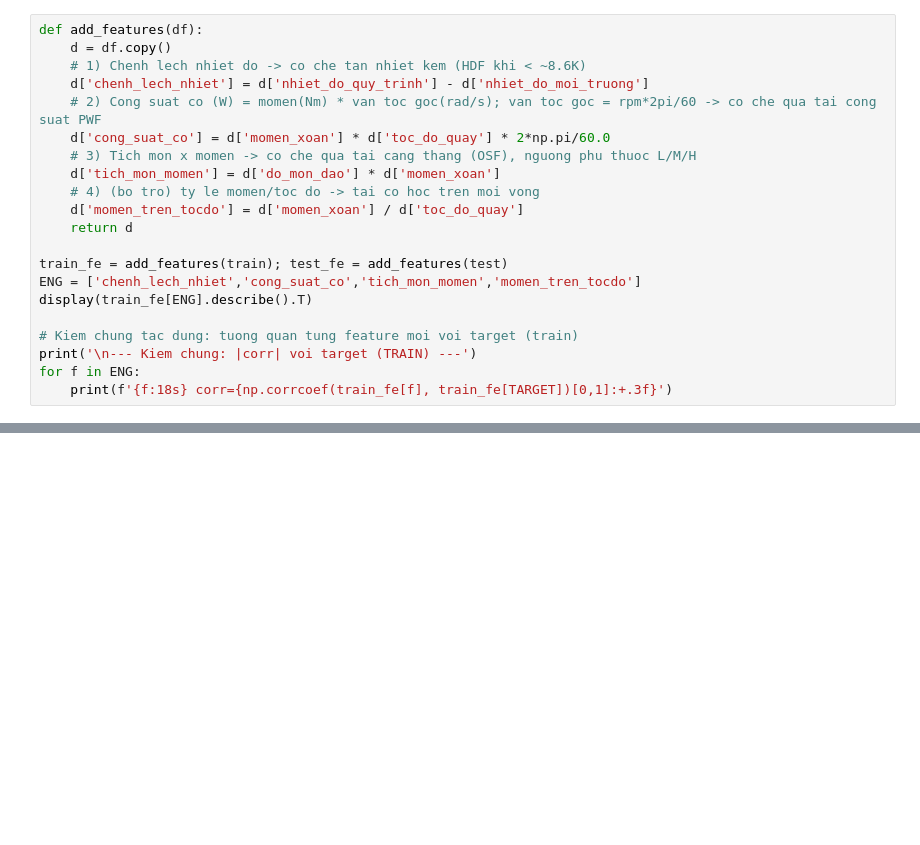
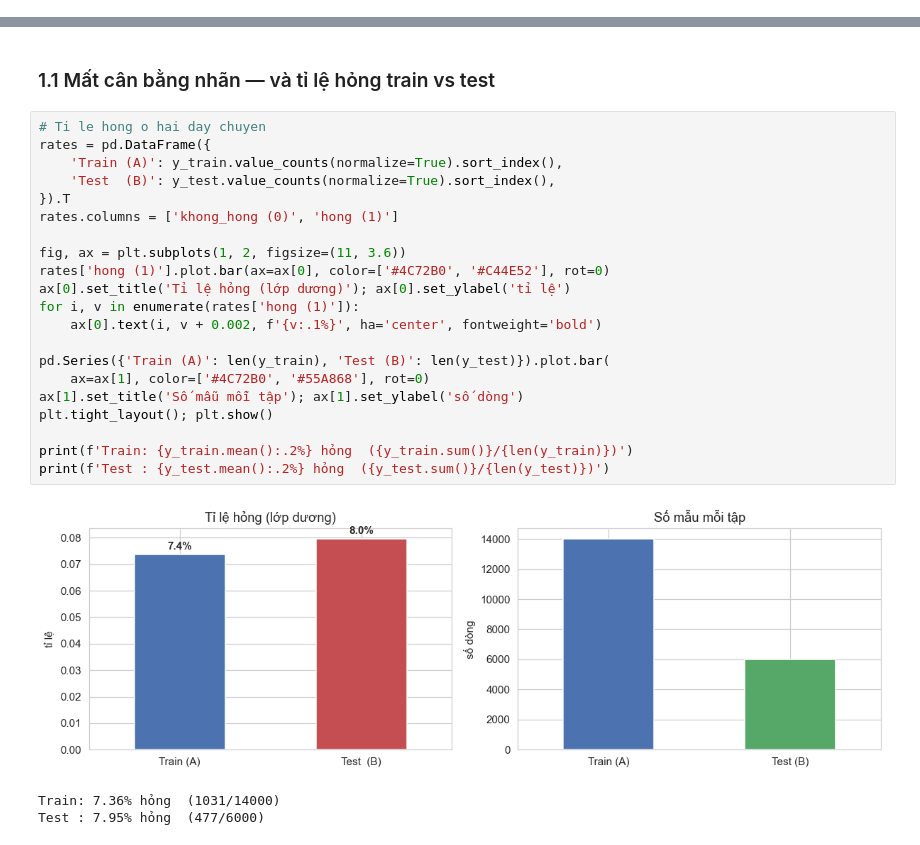
Before and after one commit to tuanhuu3264/MasterDegree_ML_GroupProject, a Jupyter notebook: bai_tap_cuoi_khoa.ipynb, the cells around one changed output, grey strips where cells are left out. Drawn from its saved outputs; the diff is of its cells as text; blank space fills up the shorter version.

```diff
--- a/bai_tap_cuoi_khoa.ipynb
+++ b/bai_tap_cuoi_khoa.ipynb
@@ -298,21 +0,0 @@ Xử lý imbalance bằng `class_weight`/`scale_pos_weight` (mặc định) và
-# %%
-def add_features(df):
-    d = df.copy()
-    # 1) Chenh lech nhiet do -> co che tan nhiet kem (HDF khi < ~8.6K)
-    d['chenh_lech_nhiet'] = d['nhiet_do_quy_trinh'] - d['nhiet_do_moi_truong']
-    # 2) Cong suat co (W) = momen(Nm) * van toc goc(rad/s); van toc goc = rpm*2pi/60 -> co che qua tai cong suat PWF
-    d['cong_suat_co'] = d['momen_xoan'] * d['toc_do_quay'] * 2*np.pi/60.0
-    # 3) Tich mon x momen -> co che qua tai cang thang (OSF), nguong phu thuoc L/M/H
-    d['tich_mon_momen'] = d['do_mon_dao'] * d['momen_xoan']
-    # 4) (bo tro) ty le momen/toc do -> tai co hoc tren moi vong
-    d['momen_tren_tocdo'] = d['momen_xoan'] / d['toc_do_quay']
-    return d
-
-train_fe = add_features(train); test_fe = add_features(test)
-ENG = ['chenh_lech_nhiet','cong_suat_co','tich_mon_momen','momen_tren_tocdo']
-display(train_fe[ENG].describe().T)
-
-# Kiem chung tac dung: tuong quan tung feature moi voi target (train)
-print('\n--- Kiem chung: |corr| voi target (TRAIN) ---')
-for f in ENG:
-    print(f'{f:18s} corr={np.corrcoef(train_fe[f], train_fe[TARGET])[0,1]:+.3f}')
@@ -997,0 +85,27 @@ weighted avg      0.966     0.967     0.966      6000
+# %% [markdown]
+### 1.1 Mất cân bằng nhãn — và tỉ lệ hỏng train vs test
+# %%
+# Ti le hong o hai day chuyen
+rates = pd.DataFrame({
+    'Train (A)': y_train.value_counts(normalize=True).sort_index(),
+    'Test  (B)': y_test.value_counts(normalize=True).sort_index(),
+}).T
+rates.columns = ['khong_hong (0)', 'hong (1)']
+
+fig, ax = plt.subplots(1, 2, figsize=(11, 3.6))
+rates['hong (1)'].plot.bar(ax=ax[0], color=['#4C72B0', '#C44E52'], rot=0)
+ax[0].set_title('Tỉ lệ hỏng (lớp dương)'); ax[0].set_ylabel('tỉ lệ')
+for i, v in enumerate(rates['hong (1)']):
+    ax[0].text(i, v + 0.002, f'{v:.1%}', ha='center', fontweight='bold')
+
+pd.Series({'Train (A)': len(y_train), 'Test (B)': len(y_test)}).plot.bar(
+    ax=ax[1], color=['#4C72B0', '#55A868'], rot=0)
+ax[1].set_title('Số mẫu mỗi tập'); ax[1].set_ylabel('số dòng')
+plt.tight_layout(); plt.show()
+
+print(f'Train: {y_train.mean():.2%} hỏng  ({y_train.sum()}/{len(y_train)})')
+print(f'Test : {y_test.mean():.2%} hỏng  ({y_test.sum()}/{len(y_test)})')
+# %% [output]
+[figure, added]
+Train: 7.36% hỏng  (1031/14000)
+Test : 7.95% hỏng  (477/6000)
```
Also changed, not shown: parts of 164 cells of this notebook, 16 other files.
